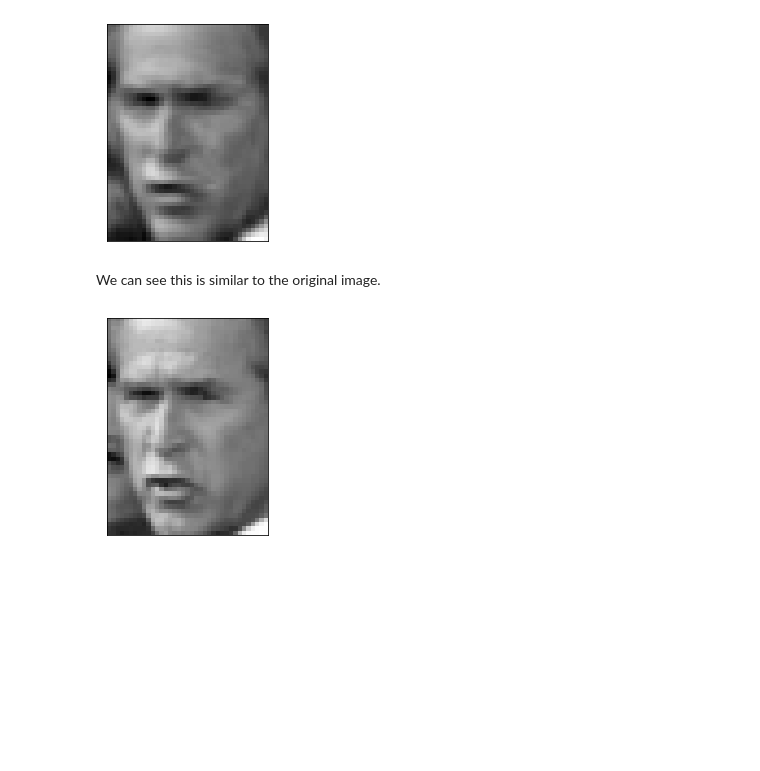
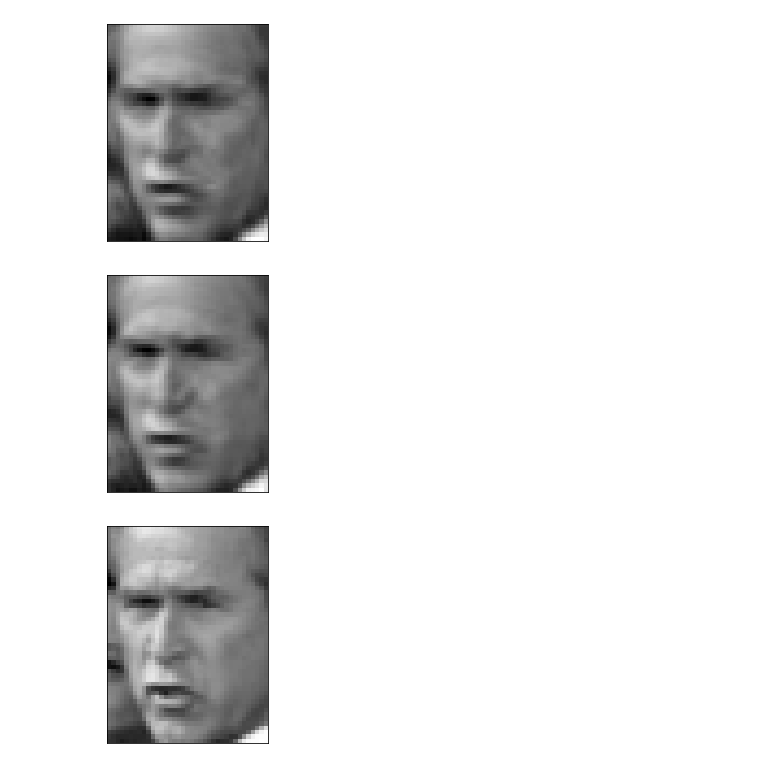
Before and after one commit to essentialols/Spring2020, a Jupyter notebook: labs/lab06/lab06.ipynb, the cells around one changed output. Drawn from its saved outputs; the diff is of its cells as text; code cells hidden in the pictures; blank space fills up the shorter version.

```diff
--- a/labs/lab06/lab06.ipynb
+++ b/labs/lab06/lab06.ipynb
@@ -244,5 +244,7 @@ draw_img(W[30]@H)
 # %% [output]
 [figure]
-# %% [markdown]
-We can see this is similar to the original image.
+# %%
+draw_img(dim_reduce(US, VT, 200)[30]) # using 200 SVD basis vectors
+# %% [output]
+[figure, added]
 # %%
```
Also changed, not shown: parts of 2 cells of this notebook.
